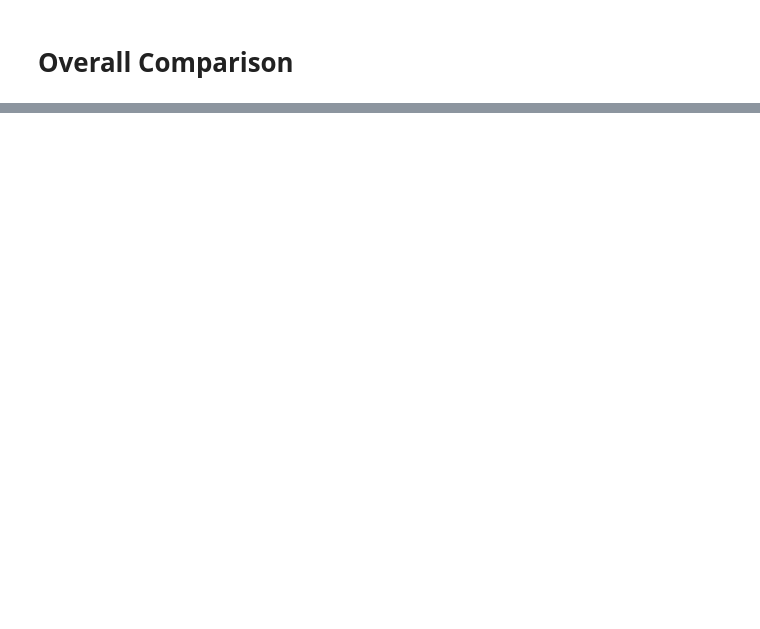
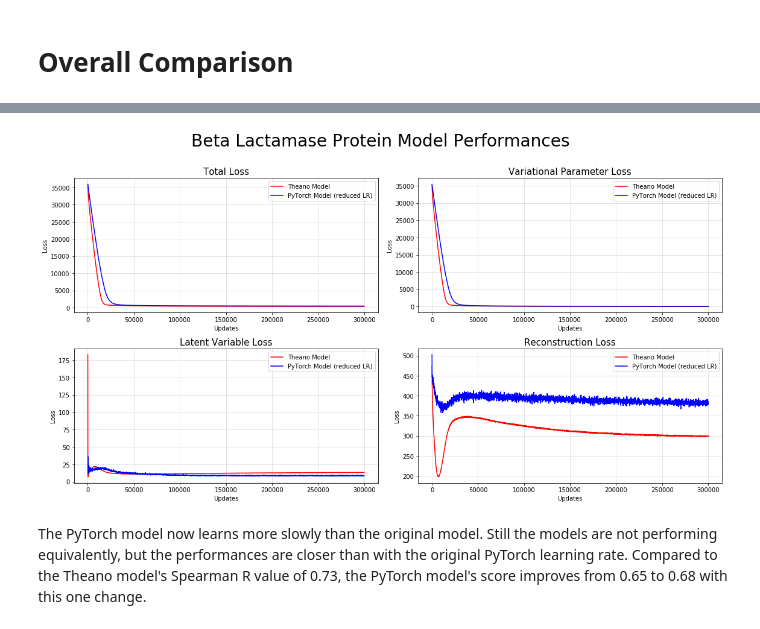
Before and after one commit to rorymaizels/AC299r, a Jupyter notebook: notebooks/performance.ipynb, the cells around one changed output, grey strips where cells are left out. Drawn from its saved outputs; the diff is of its cells as text; code cells hidden in the pictures; blank space fills up the shorter version.

```diff
--- a/notebooks/performance.ipynb
+++ b/notebooks/performance.ipynb
@@ -336,0 +359,50 @@ plt.show()
+# %%
+path = "../data/outputs/BLAT_ECOLX/lrslow_svi.out"
+SLfile = open(path,'r')
+pt_slow = SLfile.readlines()[18:]
+PS_epochs = [int(line.split()[1].replace(".","")) for line in pt_slow]
+PS_LB = [float(line.split()[4].replace(",","")) for line in pt_slow]
+PS_params = [float(line.split()[6].replace(",","")) for line in pt_slow]
+PS_latent = [float(line.split()[8].replace(",","")) for line in pt_slow]
+PS_recon = [float(line.split()[10].replace(",","")) for line in pt_slow]
+# %%
+plt.figure(figsize=(16,8))
+plt.suptitle("Beta Lactamase Protein Model Performances ", fontsize=28, y=1.08)
+plt.subplot(2,2,1)
+plt.plot(TB_epochs,-np.array(TB_LB), color='r', label="Theano Model")
+plt.plot(PS_epochs,np.array(PS_LB), color='b', label='PyTorch Model (reduced LR)')
+plt.legend()
+plt.title("Total Loss", fontsize=15)
+plt.grid(True, alpha = 0.4)
+plt.xlabel("Updates")
+plt.ylabel("Loss")
+plt.subplot(2,2,2)
+plt.plot(TB_epochs,-np.array(TB_params), color='r', label="Theano Model")
+plt.plot(PS_epochs,-np.array(PS_params), color='b', label='PyTorch Model (reduced LR)')
+plt.legend()
+plt.xlabel("Updates")
+plt.ylabel("Loss")
+plt.title("Variational Parameter Loss", fontsize=15)
+plt.grid(True, alpha = 0.4)
+plt.subplot(2,2,3)
+plt.plot(TB_epochs,-np.array(TB_latent), color='r', label="Theano Model")
+plt.plot(PS_epochs,-np.array(PS_latent), color='b', label='PyTorch Model (reduced LR)')
+plt.legend()
+plt.xlabel("Updates")
+plt.ylabel("Loss")
+plt.title("Latent Variable Loss", fontsize=15)
+plt.grid(True, alpha = 0.4)
+plt.subplot(2,2,4)
+plt.plot(TB_epochs,-np.array(TB_recon), color='r', label="Theano Model")
+plt.plot(PS_epochs,-np.array(PS_recon), color='b', label='PyTorch Model (reduced LR)')
+plt.legend()
+plt.xlabel("Updates")
+plt.ylabel("Loss")
+plt.title("Reconstruction Loss", fontsize=15)
+plt.grid(True, alpha = 0.4)
+plt.tight_layout()
+plt.show()
+# %% [output]
+[figure, added]
+# %% [markdown]
+The PyTorch model now learns more slowly than the original model. Still the models are not performing equivalently, but the performances are closer than with the original PyTorch learning rate. Compared to the Theano model's Spearman R value of 0.73, the PyTorch model's score improves from 0.65 to 0.68 with this one change.
```
Also changed, not shown: parts of 15 cells of this notebook, 1 other file.
